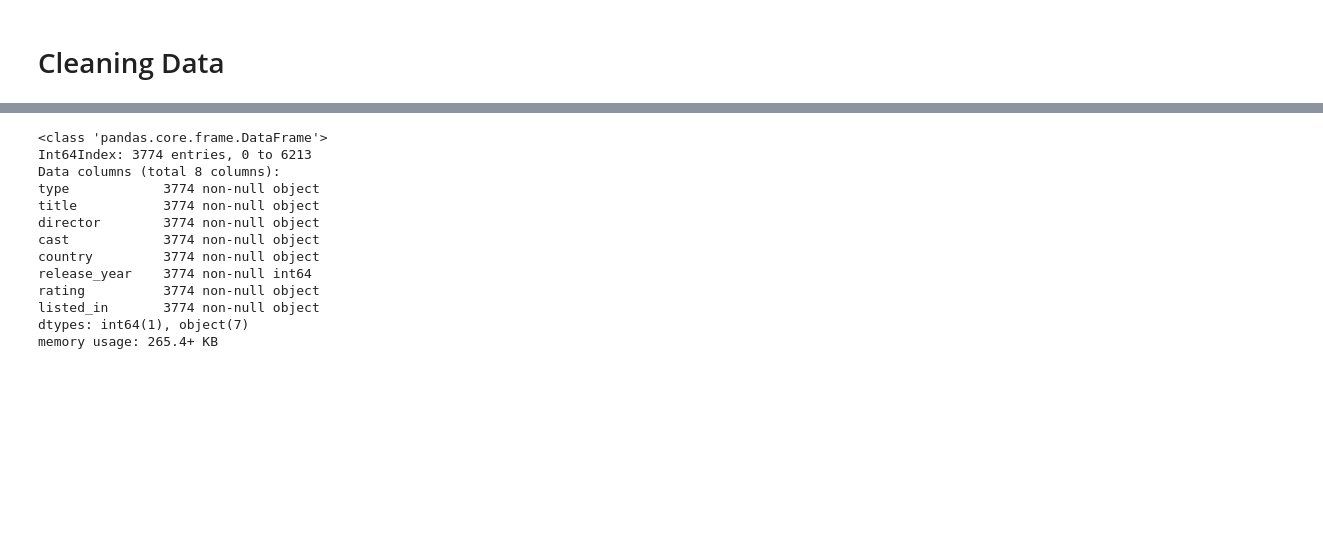
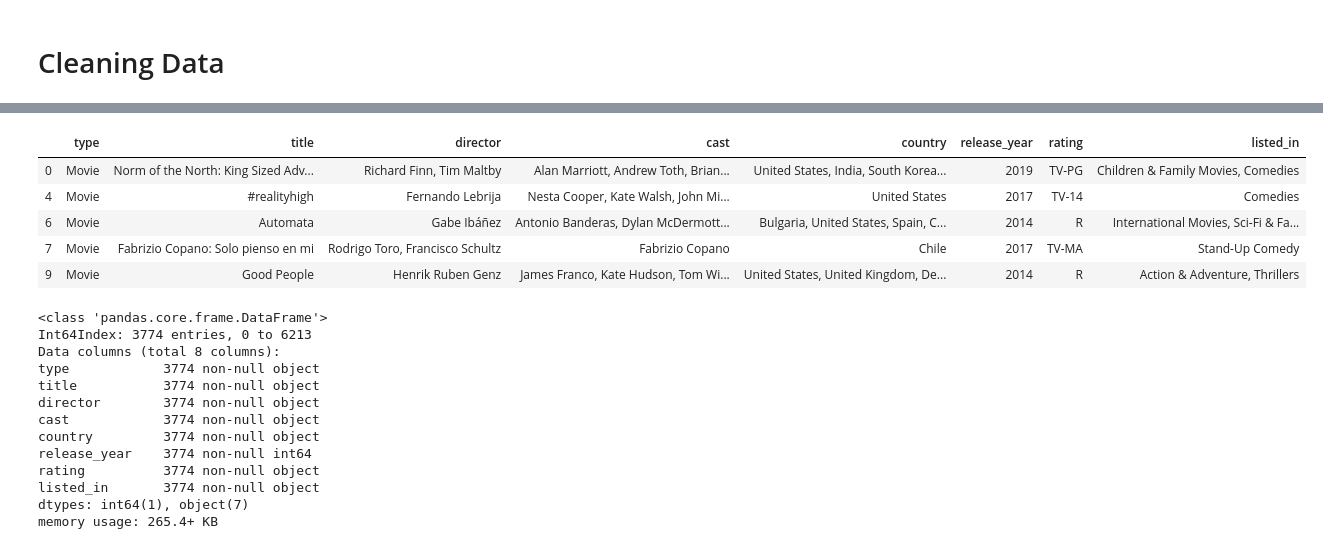
Before and after one commit to MohammadFebriyanto/Bangkit_Project, a Jupyter notebook: NetflixBangkit.ipynb, the cells around one changed output, grey strips where cells are left out. Drawn from its saved outputs; the diff is of its cells as text; code cells hidden in the pictures; blank space fills up the shorter version.

```diff
--- a/NetflixBangkit.ipynb
+++ b/NetflixBangkit.ipynb
@@ -76,3 +68,12 @@ dtype: int64
+# %%
+dataset.head()
+# %% [output]
+|  | type | title | director | cast | country | release_year | rating | listed_in |
+| 0 | Movie | Norm of the North: King Sized Adv... | Richard Finn, Tim Maltby | Alan Marriott, Andrew Toth, Brian... | United States, India, South Korea... | 2019 | TV-PG | Children & Family Movies, Comedies |
+| 4 | Movie | #realityhigh | Fernando Lebrija | Nesta Cooper, Kate Walsh, John Mi... | United States | 2017 | TV-14 | Comedies |
+| 6 | Movie | Automata | Gabe Ibáñez | Antonio Banderas, Dylan McDermott... | Bulgaria, United States, Spain, C... | 2014 | R | International Movies, Sci-Fi & Fa... |
+| 7 | Movie | Fabrizio Copano: Solo pienso en mi | Rodrigo Toro, Francisco Schultz | Fabrizio Copano | Chile | 2017 | TV-MA | Stand-Up Comedy |
+| 9 | Movie | Good People | Henrik Ruben Genz | James Franco, Kate Hudson, Tom Wi... | United States, United Kingdom, De... | 2014 | R | Action & Adventure, Thrillers |
 # %%
 dataset.info()
 # %% [output]
```
Also changed, not shown: parts of 4 cells of this notebook.
